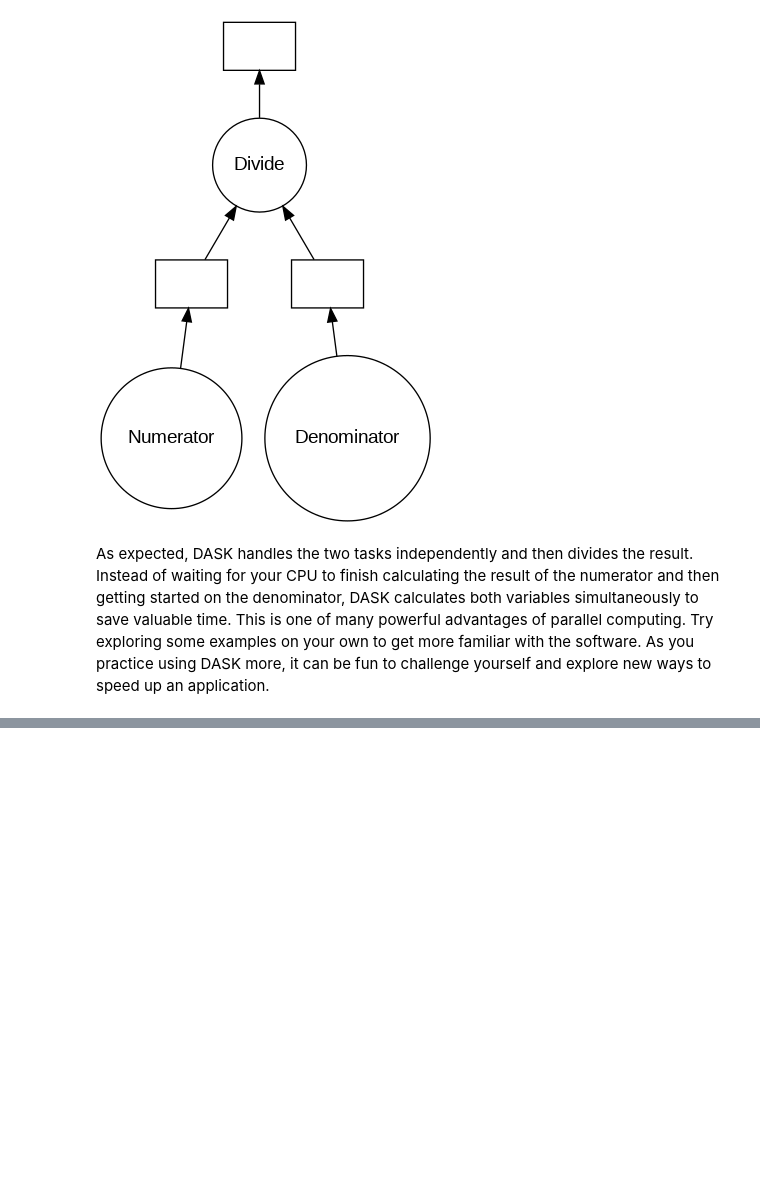
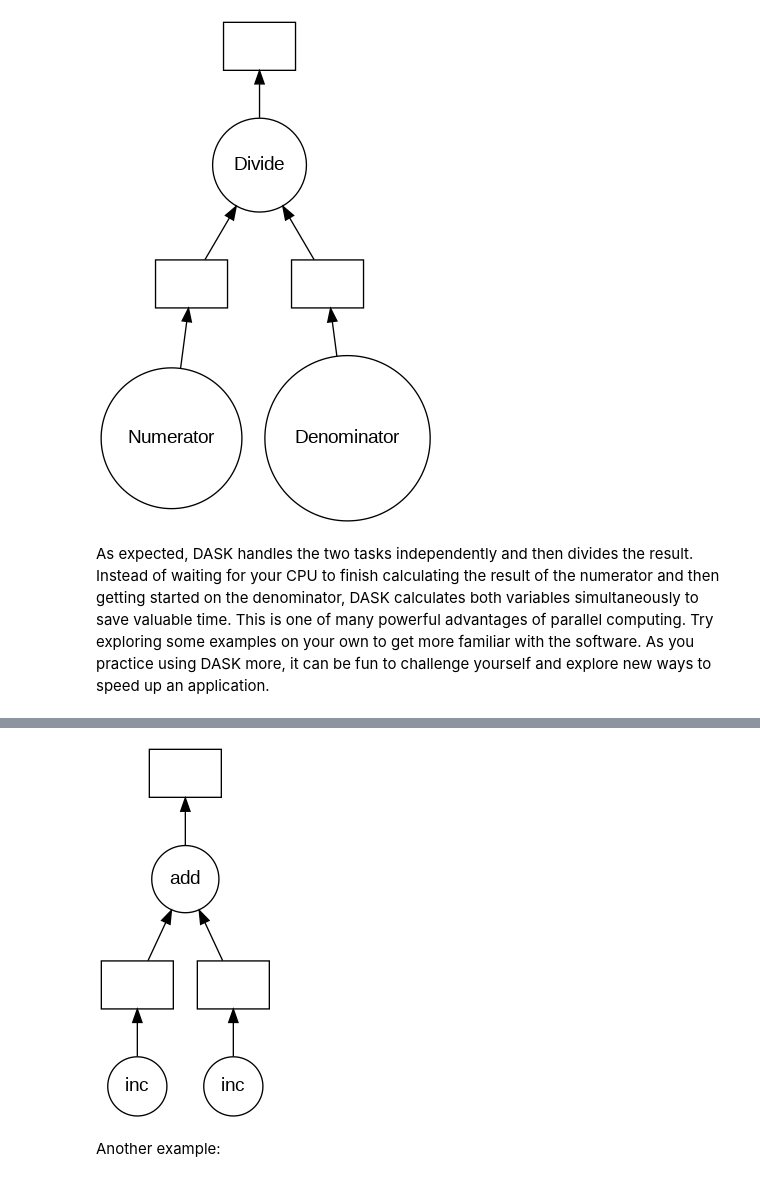
Before and after one commit to mhtattersall/Dask, a Jupyter notebook: Dask.ipynb, the cells around one changed output, grey strips where cells are left out. Saved outputs shown, nothing was run; the diff lists cells and outputs as text; code cells hidden in the pictures; blank space fills up the shorter version.

```diff
--- a/Dask.ipynb
+++ b/Dask.ipynb
@@ -82,0 +85,15 @@ As expected, DASK handles the two tasks independently and then divides the resul
+# %%
+%%time
+from time import sleep
+def inc(x):
+  sleep(1)
+  return x+1
+
+def add(x, y):
+  sleep(1)
+  return x + y
+
+x = inc(1)
+y = inc(2)
+z = add (x,y)
+z
@@ -82,0 +104,19 @@ As expected, DASK handles the two tasks independently and then divides the resul
+# %%
+%%time
+from time import sleep
+from dask import delayed
+
+@delayed
+def inc(x):
+  sleep(1)
+  return x+1
+
+@delayed
+def add(x, y):
+  sleep(1)
+  return x + y
+
+x = delayed(inc)(1)
+y = delayed(inc)(2)
+z = delayed(add) (x,y)
+z.compute()
@@ -82,0 +127,6 @@ As expected, DASK handles the two tasks independently and then divides the resul
+# %%
+z.visualize()
+# %% [output]
+[figure, added]
+# %% [markdown]
+Another example:
```
Also changed, not shown: parts of 6 cells of this notebook.
